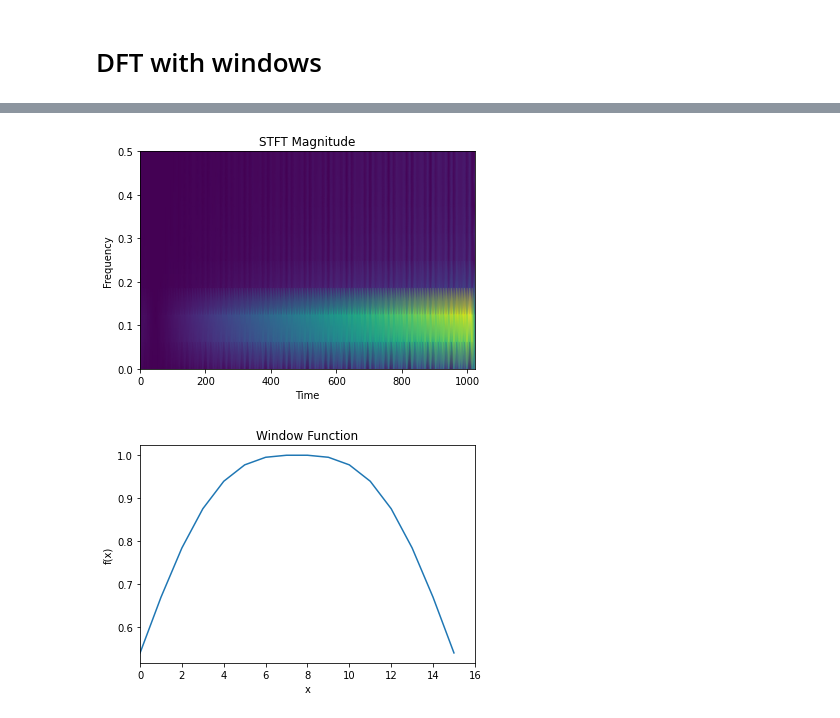
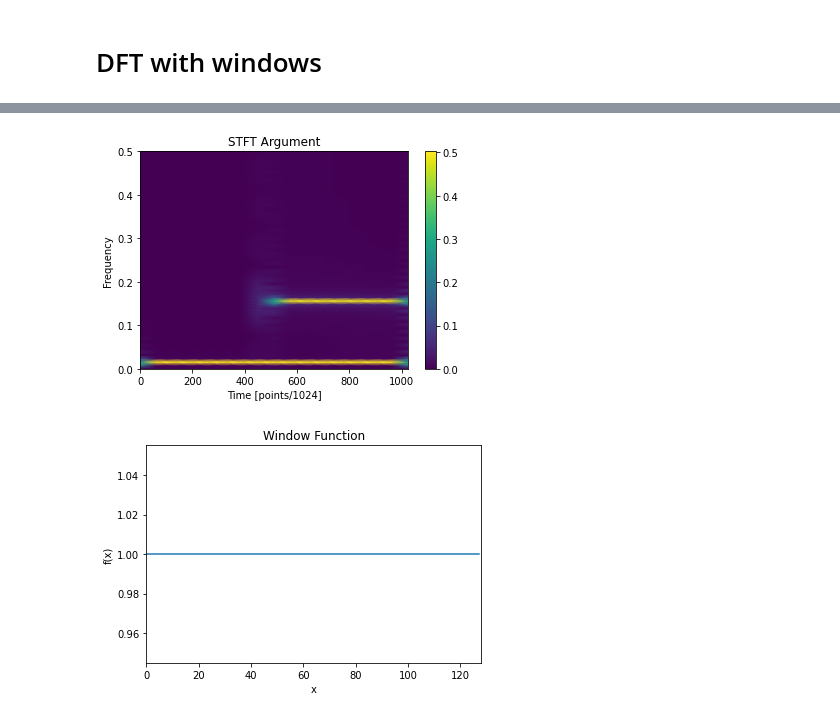
Before and after one commit to 8const/signal_processing, a Jupyter notebook: signal_processing.ipynb, the cells around one changed output, grey strips where cells are left out. Saved outputs shown, nothing was run; the diff lists cells and outputs as text; code cells hidden in the pictures.

```diff
--- a/signal_processing.ipynb
+++ b/signal_processing.ipynb
@@ -565,5 +308,5 @@ transform_boxcar_abs(512)
-# %%
-transform_gabor(16)
-# %% [output]
-[figure, removed]
-[figure, removed]
+# %%
+transform_boxcar_s(128)
+# %% [output]
+[figure, added]
+[figure, added]
```
Also changed, not shown: parts of 36 cells of this notebook.
